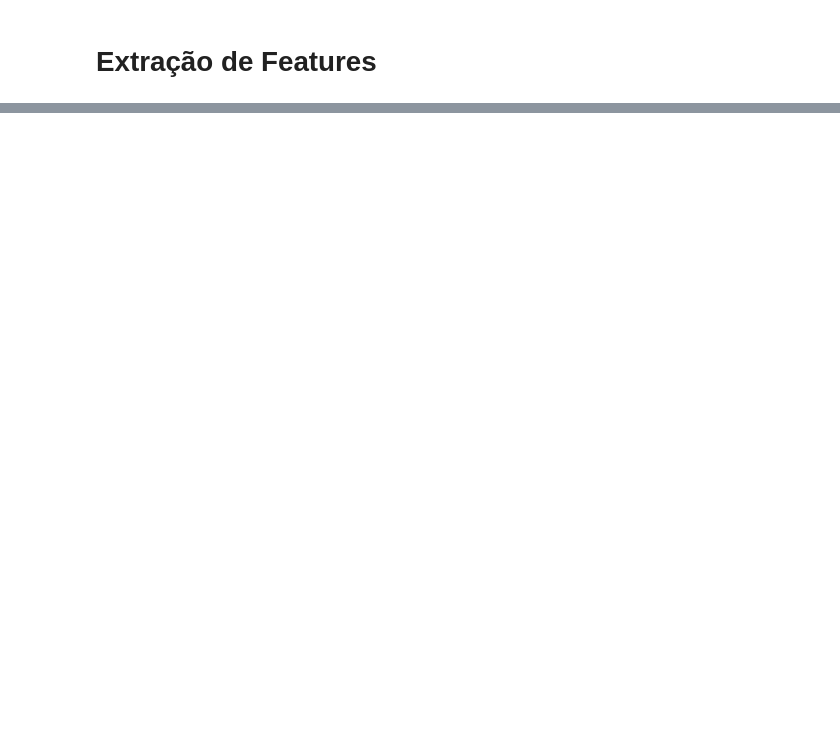
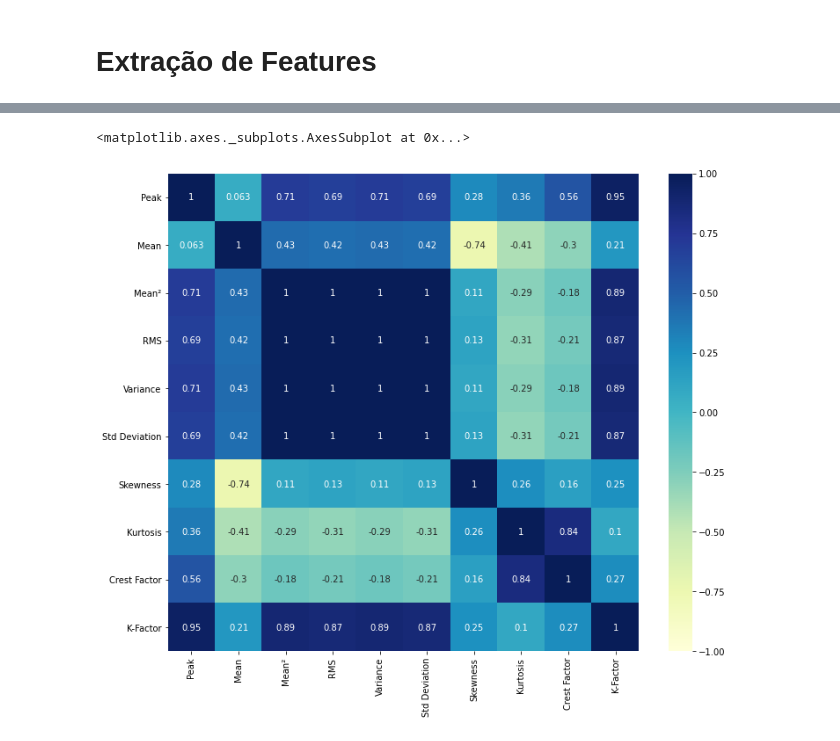
Before and after one commit to OtavioCarvalho1/Time_Series, a Jupyter notebook: SHM_ML_Versão_1.ipynb, the cells around one changed output, grey strips where cells are left out. Drawn from its saved outputs; the diff is of its cells as text; code cells hidden in the pictures; blank space fills up the shorter version.

Commit message:
Dataset criado

```diff
--- a/SHM_ML_Versão_1.ipynb
+++ b/SHM_ML_Versão_1.ipynb
@@ -34,14 +40,14 @@ from statistics import stdev
 # %% [markdown]
 # **Extração de Features**
 # %%
-# função para extração de features dos sinais
+# função para extração de features dos sinais mas sem colocar ruído
 
 def get_features(arquivo):
     names = ['Tempo [s]', 'Amplitude PZT Atuador', 'Amplitude PZT Sensor']
     df = pd.read_csv(arquivo, names=names)
     peak = np.max(df['Amplitude PZT Sensor']) #1 - peak
     mean = df['Amplitude PZT Sensor'].mean() #2 - mean
-    ms = np.square(mean) #3 - mean square
+    ms = np.mean(np.square(df['Amplitude PZT Sensor'])) #3 - mean square
     rms = np.sqrt(ms) #4 - root mean square
     var = df['Amplitude PZT Sensor'].var() #5 - variance
     std = stdev(df['Amplitude PZT Sensor']) #6 - standard deviation
@@ -49,7 +55,7 @@ def get_features(arquivo):
     kurt = kurtosis(df['Amplitude PZT Sensor']) #8 - kurtosis
     crest_f = peak/rms #9 - crest factor
     K_f = peak*rms #10 - K-Factor
-    md = pd.DataFrame([peak, mean, ms, rms, var, std, skw, kurt, crest_f, K_f])
+    md = pd.DataFrame([[peak, mean, ms, rms, var, std, skw, kurt, crest_f, K_f]], columns=['Peak', 'Mean', 'Mean²', 'RMS', 'Variance', 'Std Deviation', 'Skewness', 'Kurtosis', 'Crest Factor', 'K-Factor'])
     return md
 # %%
 # função que coloca ruído no sinal de 80 dB e extrai as features dele
@@ -229,0 +349,24 @@ peak*rms
+# %%
+# criando outputs
+
+estado_estrutural = ['Sem dano', 'Danificado', 'Danificado', 'Danificado', 'Danificado',
+                     'Sem dano', 'Danificado', 'Danificado', 'Danificado', 'Danificado',
+                     'Sem dano', 'Danificado', 'Danificado', 'Danificado', 'Danificado',
+                     'Sem dano', 'Danificado', 'Danificado', 'Danificado', 'Danificado',
+                     'Sem dano', 'Danificado', 'Danificado', 'Danificado', 'Danificado',
+                     'Sem dano', 'Danificado', 'Danificado', 'Danificado', 'Danificado',
+                     'Sem dano', 'Danificado', 'Danificado', 'Danificado', 'Danificado',
+                     'Sem dano', 'Danificado', 'Danificado', 'Danificado', 'Danificado',
+                     'Sem dano', 'Danificado', 'Danificado', 'Danificado', 'Danificado',
+                     'Sem dano', 'Danificado', 'Danificado', 'Danificado', 'Danificado',
+                     'Sem dano', 'Danificado', 'Danificado', 'Danificado', 'Danificado',
+                     'Sem dano', 'Danificado', 'Danificado', 'Danificado', 'Danificado',
+                     'Sem dano', 'Danificado', 'Danificado', 'Danificado', 'Danificado',
+                     'Sem dano', 'Danificado', 'Danificado', 'Danificado', 'Danificado',
+                     'Sem dano', 'Danificado', 'Danificado', 'Danificado', 'Danificado',]
+# %%
+# adicionando os outputs ao dataset
+
+dataset['Condição'] = estado_estrutural
+
+dataset
@@ -229,0 +387,15 @@ peak*rms
+# %%
+# Separando inputs e outputs
+
+feature_names = ['Peak', 'Mean', 'Mean²', 'RMS', 'Variance', 'Std Deviation', 'Skewness', 'Kurtosis', 'Crest Factor', 'K-Factor']
+X = dataset[feature_names]
+y = dataset['Condição']
+# %%
+# Correlação entre features
+
+corrMatrix = X.corr()
+plt.figure(figsize=(12, 10))
+sns.heatmap(corrMatrix, annot=True, vmin=-1, vmax=1, cmap='YlGnBu')
+# %% [output]
+<matplotlib.axes._subplots.AxesSubplot at 0x...>
+[figure, added]
```
Also changed, not shown: parts of 26 cells of this notebook.
